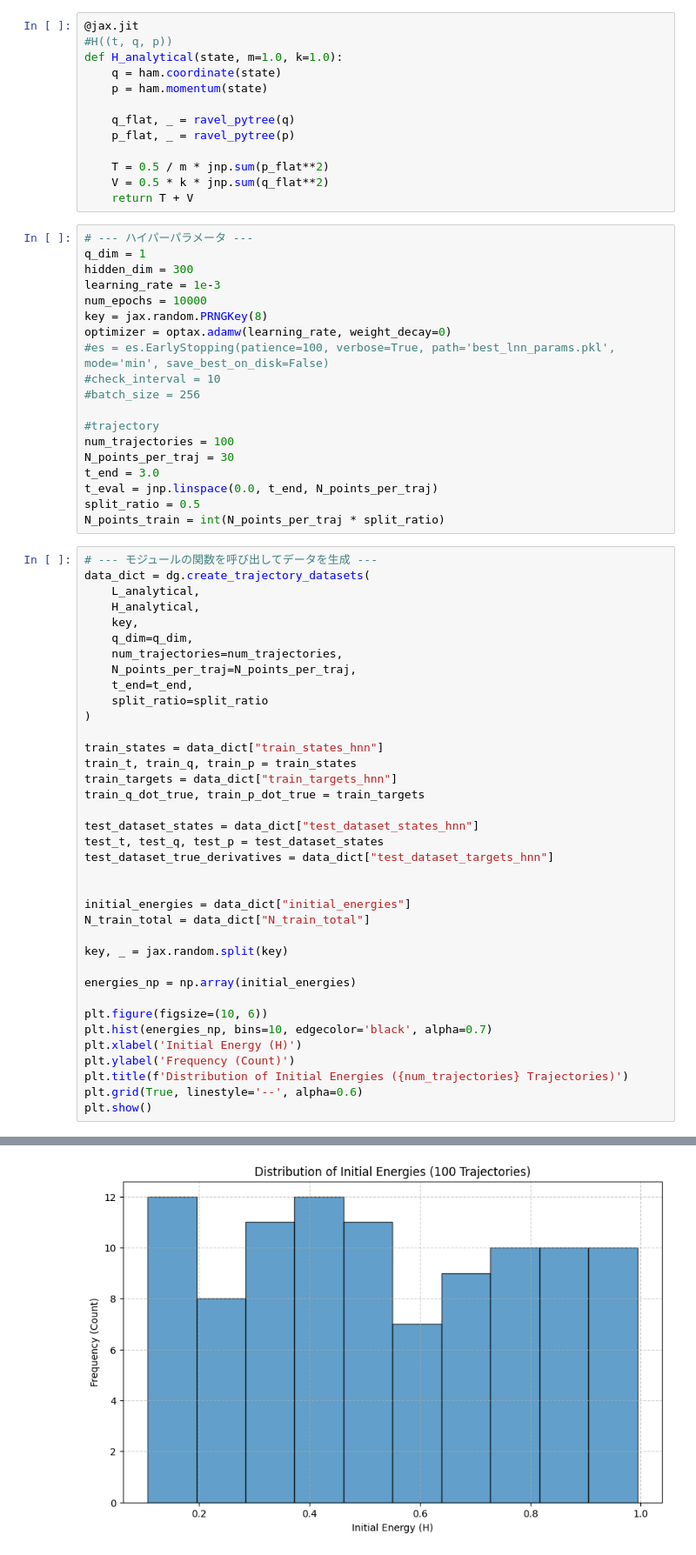
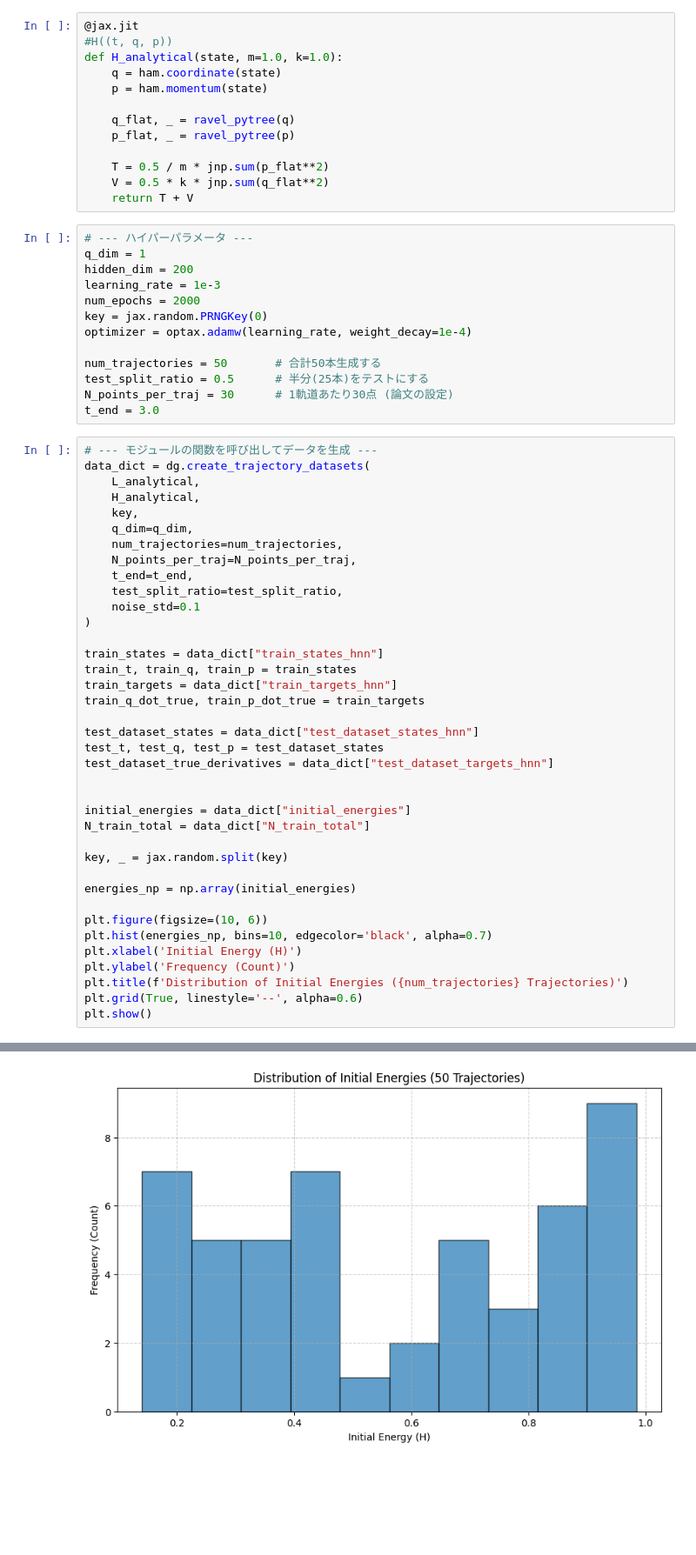
Before and after one commit to nkjm108/PIML, a Jupyter notebook: harmonic_ocillation_1D/H1D_HNN.ipynb, the cells around one changed output, grey strips where cells are left out. Shown: that part at 87% size. Cells and saved outputs as stored; diff of their text form; blank space fills up the shorter version.

```diff
--- a/harmonic_ocillation_1D/H1D_HNN.ipynb
+++ b/harmonic_ocillation_1D/H1D_HNN.ipynb
@@ -55,22 +57,16 @@ def H_analytical(state, m=1.0, k=1.0):
 # %%
 # --- ハイパーパラメータ ---
 q_dim = 1
-hidden_dim = 300
+hidden_dim = 200
 learning_rate = 1e-3
-num_epochs = 10000
-key = jax.random.PRNGKey(8)
-optimizer = optax.adamw(learning_rate, weight_decay=0)
-#es = es.EarlyStopping(patience=100, verbose=True, path='best_lnn_params.pkl', mode='min', save_best_on_disk=False)
-#check_interval = 10
-#batch_size = 256
+num_epochs = 2000
+key = jax.random.PRNGKey(0)
+optimizer = optax.adamw(learning_rate, weight_decay=1e-4)
 
-#trajectory
-num_trajectories = 100
-N_points_per_traj = 30
+num_trajectories = 50       # 合計50本生成する
+test_split_ratio = 0.5      # 半分(25本)をテストにする
+N_points_per_traj = 30      # 1軌道あたり30点 (論文の設定)
 t_end = 3.0
-t_eval = jnp.linspace(0.0, t_end, N_points_per_traj)
-split_ratio = 0.5
-N_points_train = int(N_points_per_traj * split_ratio)
 # %%
 # --- モジュールの関数を呼び出してデータを生成 ---
 data_dict = dg.create_trajectory_datasets(
@@ -81,7 +77,8 @@ data_dict = dg.create_trajectory_datasets(
     num_trajectories=num_trajectories,
     N_points_per_traj=N_points_per_traj,
     t_end=t_end,
-    split_ratio=split_ratio
+    test_split_ratio=test_split_ratio,
+    noise_std=0.1
 )
 
 train_states = data_dict["train_states_hnn"]
@@ -117,4 +115,4 @@ Total Test Points:  1500
-[figure, old version]
+[figure, new version]
 # %%
 '''
 learning Process
```
Also changed, not shown: parts of 7 cells of this notebook, 6 other files.
